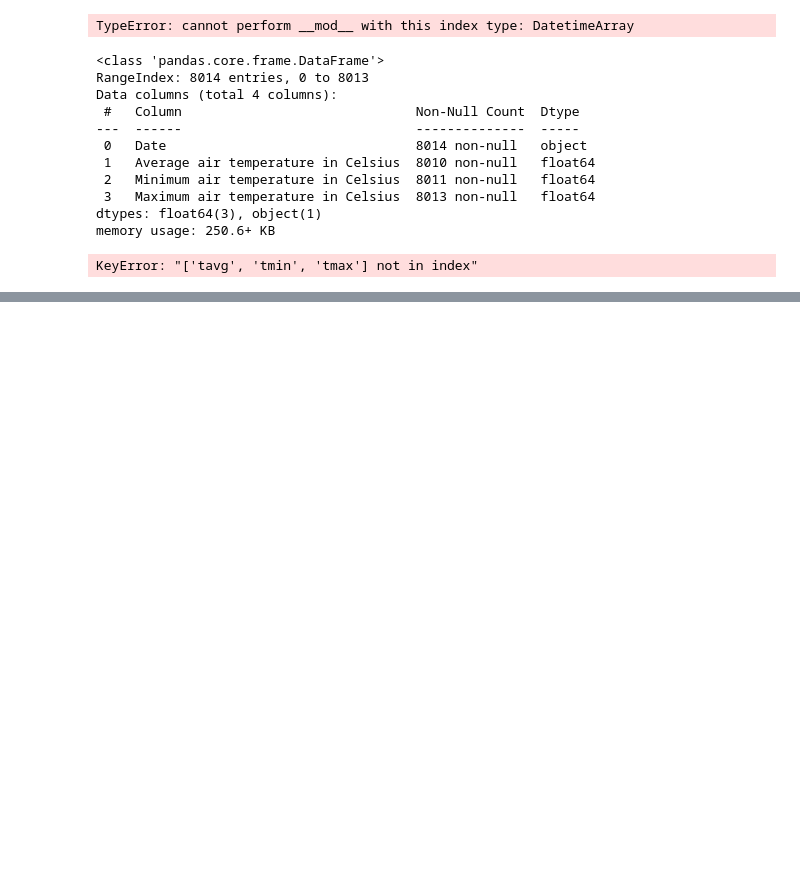
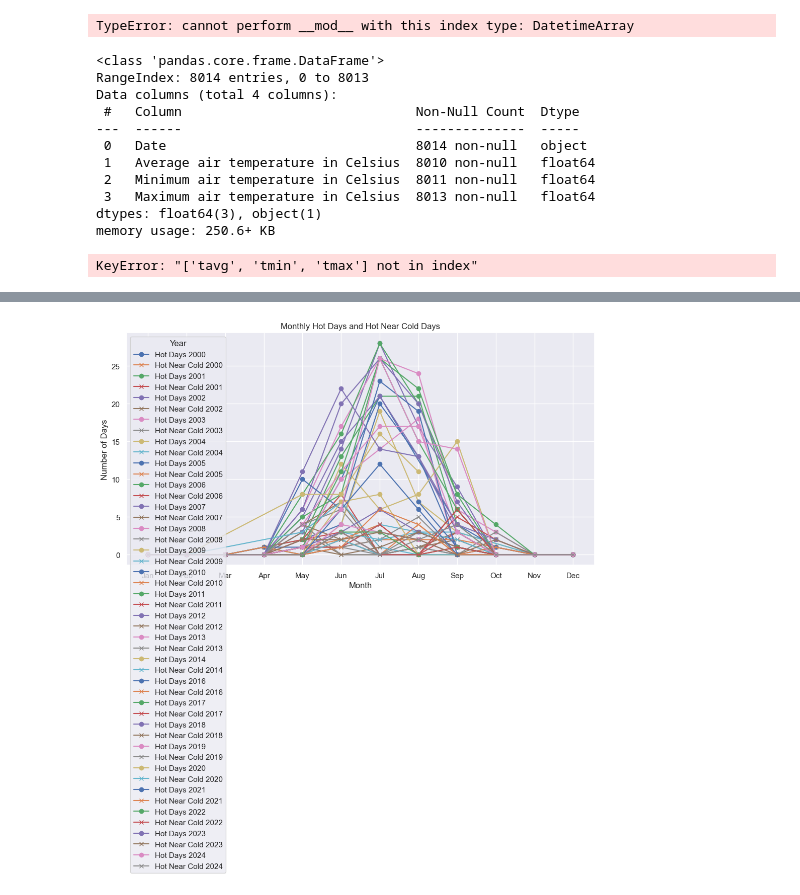
Before and after one commit to kknb1982/pfda, a Jupyter notebook: mywork/projectdrafts/Project-Copy1.ipynb, the cells around one changed output, grey strips where cells are left out. Drawn from its saved outputs; the diff is of its cells as text; code cells hidden in the pictures; blank space fills up the shorter version.

```diff
--- a/mywork/projectdrafts/Project-Copy1.ipynb
+++ b/mywork/projectdrafts/Project-Copy1.ipynb
@@ -390,0 +428,49 @@ KeyError: "['tavg', 'tmin', 'tmax'] not in index"
+# %%
+# Highlight data for days with tmax > 23 degrees and proximity to tmax < 17 degrees
+# Step 5: Identify days with tmax > 23 degrees
+df["hot_days"] = df["tmax"] > 23
+
+# Step 6: Identify days within 5 days of a day with tmax < 17 degrees
+df["cold_days"] = df["tmax"] < 17
+df["cold_within_5"] = df["cold_days"].rolling(window=5, min_periods=1).max().shift(-4).fillna(0).astype(bool)
+
+df["hot_near_cold"] = df["hot_days"] & df["cold_within_5"]
+
+# Step 7: Group by month and count hot days and hot days near cold days
+highlight_summary = df.groupby("month").agg(
+    total_hot_days=("hot_days", "sum"),
+    hot_near_cold_days=("hot_near_cold", "sum")
+).reset_index()
+
+# Highlight data for days with tmax > 23 degrees and proximity to tmax < 17 degrees
+# Step 5: Identify days with tmax > 23 degrees
+df["hot_days"] = df["tmax"] > 23
+
+# Step 6: Identify days within 5 days of a day with tmax < 17 degrees
+df["cold_days"] = df["tmax"] < 17
+df["cold_within_5"] = df["cold_days"].rolling(window=5, min_periods=1).max().shift(-4).fillna(0).astype(bool)
+
+df["hot_near_cold"] = df["hot_days"] & df["cold_within_5"]
+
+# Step 7: Group by year and month to count hot days and hot days near cold days
+highlight_summary = df.groupby(["year", "month"]).agg(
+    total_hot_days=("hot_days", "sum"),
+    hot_near_cold_days=("hot_near_cold", "sum")
+).reset_index()
+
+# Step 8: Plot hot days and hot days near cold days
+plt.figure(figsize=(12, 6))
+for year in highlight_summary["year"].unique():
+    year_data = highlight_summary[highlight_summary["year"] == year]
+    plt.plot(year_data["month"], year_data["total_hot_days"], marker="o", label=f"Hot Days {year}")
+    plt.plot(year_data["month"], year_data["hot_near_cold_days"], marker="x", label=f"Hot Near Cold {year}")
+
+plt.title("Monthly Hot Days and Hot Near Cold Days")
+plt.xlabel("Month")
+plt.ylabel("Number of Days")
+plt.xticks(range(1, 13), ["Jan", "Feb", "Mar", "Apr", "May", "Jun", "Jul", "Aug", "Sep", "Oct", "Nov", "Dec"])
+plt.legend(title="Year", loc="upper left")
+plt.grid(True)
+plt.show()
+# %% [output]
+[figure, added]
```
Also changed, not shown: parts of 6 cells of this notebook.
